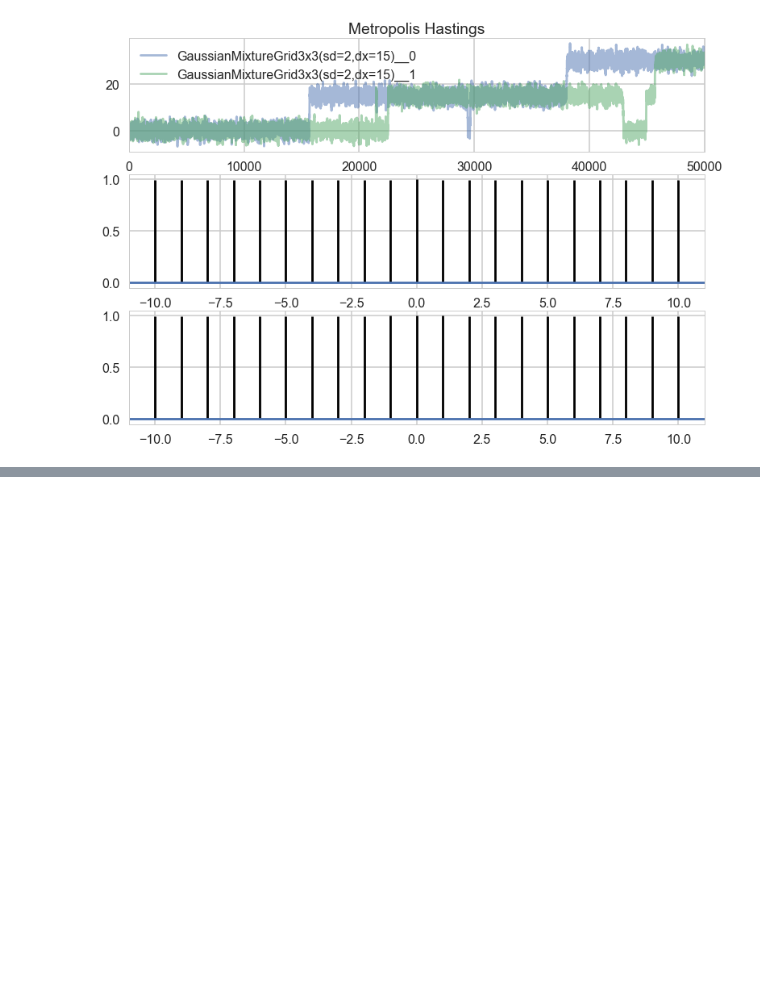
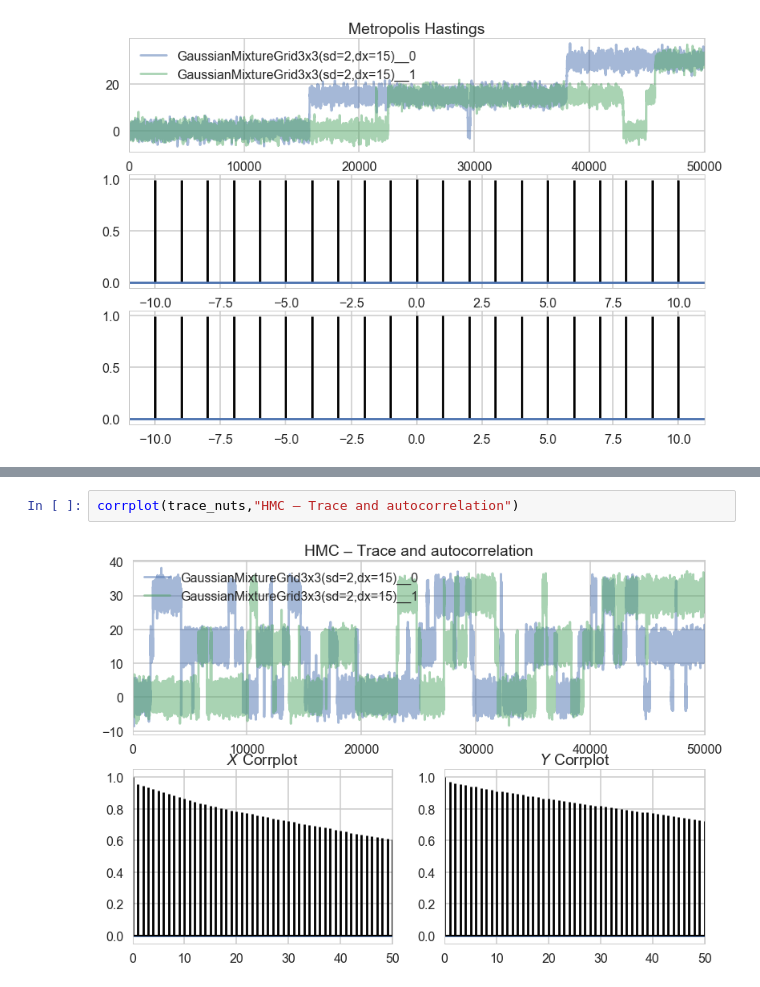
Before and after one commit to asross/cs205-project, a Jupyter notebook: datasets/HMC_diagnostics.ipynb, the cells around one changed output, grey strips where cells are left out. Cells and saved outputs as stored; diff of their text form; blank space fills up the shorter version.

```diff
--- a/datasets/HMC_diagnostics.ipynb
+++ b/datasets/HMC_diagnostics.ipynb
@@ -514,0 +514,4 @@ TypeError: 'Text' object is not callable
+# %%
+corrplot(trace_nuts,"HMC – Trace and autocorrelation")
+# %% [output]
+[figure, added]
```
Also changed, not shown: parts of 2 cells of this notebook, 3 other files.
